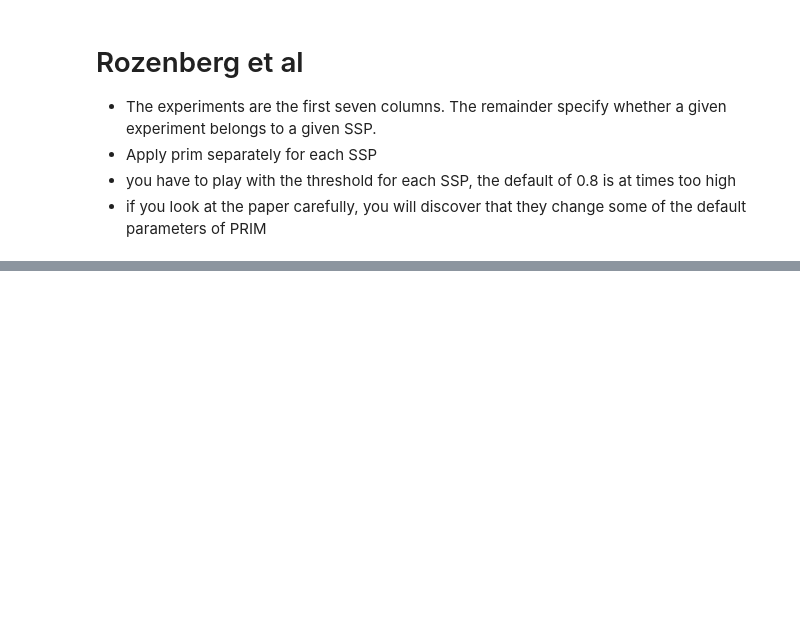
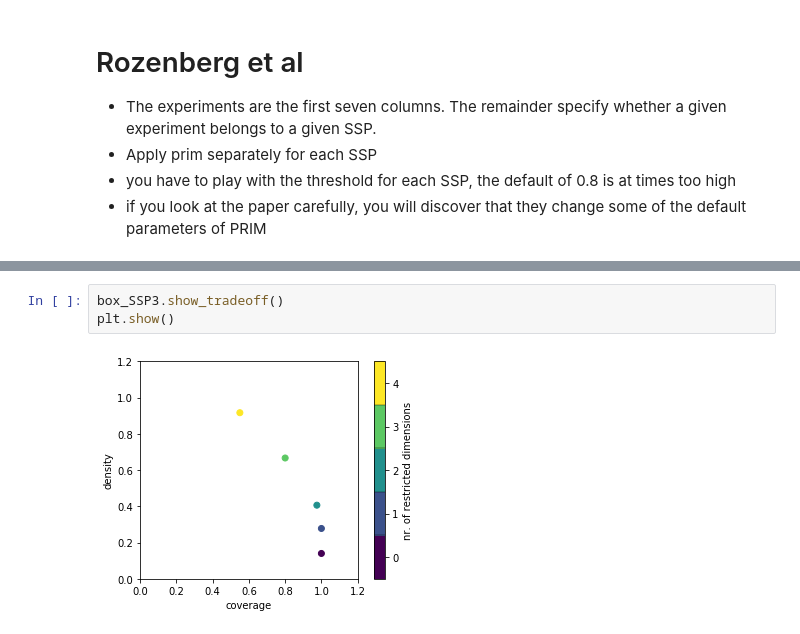
Before and after one commit to jasonrwang/epa1361_open, a Jupyter notebook: Week 3-4 - vulnerability analysis/assignment 4 - scenario discovery.ipynb, the cells around one changed output, grey strips where cells are left out. Drawn from its saved outputs; the diff is of its cells as text; blank space fills up the shorter version.

```diff
--- a/Week 3-4 - vulnerability analysis/assignment 4 - scenario discovery.ipynb
+++ b/Week 3-4 - vulnerability analysis/assignment 4 - scenario discovery.ipynb
@@ -148,0 +198,5 @@ plt.show()
+# %%
+box_SSP3.show_tradeoff()
+plt.show()
+# %% [output]
+[figure, added]
```
Also changed, not shown: parts of 22 cells of this notebook, 2 other files.
